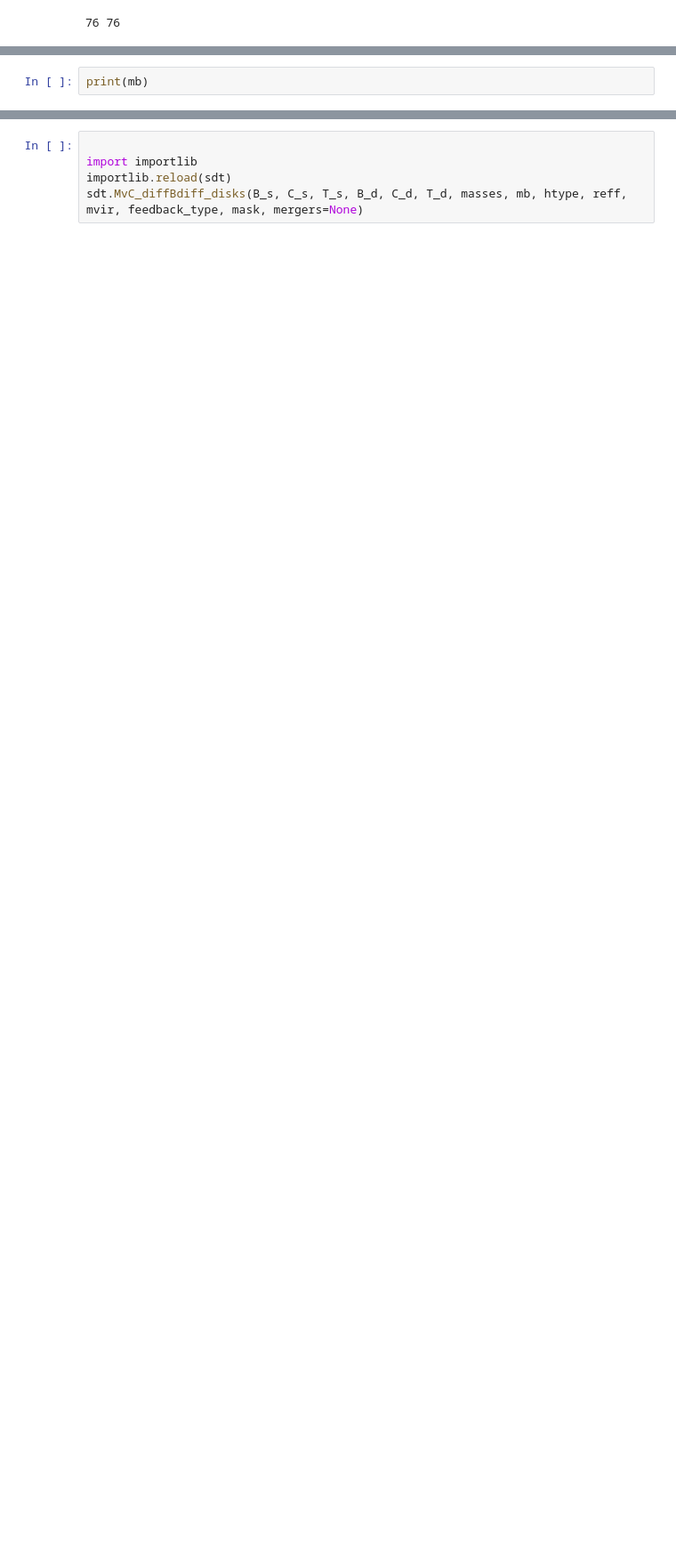
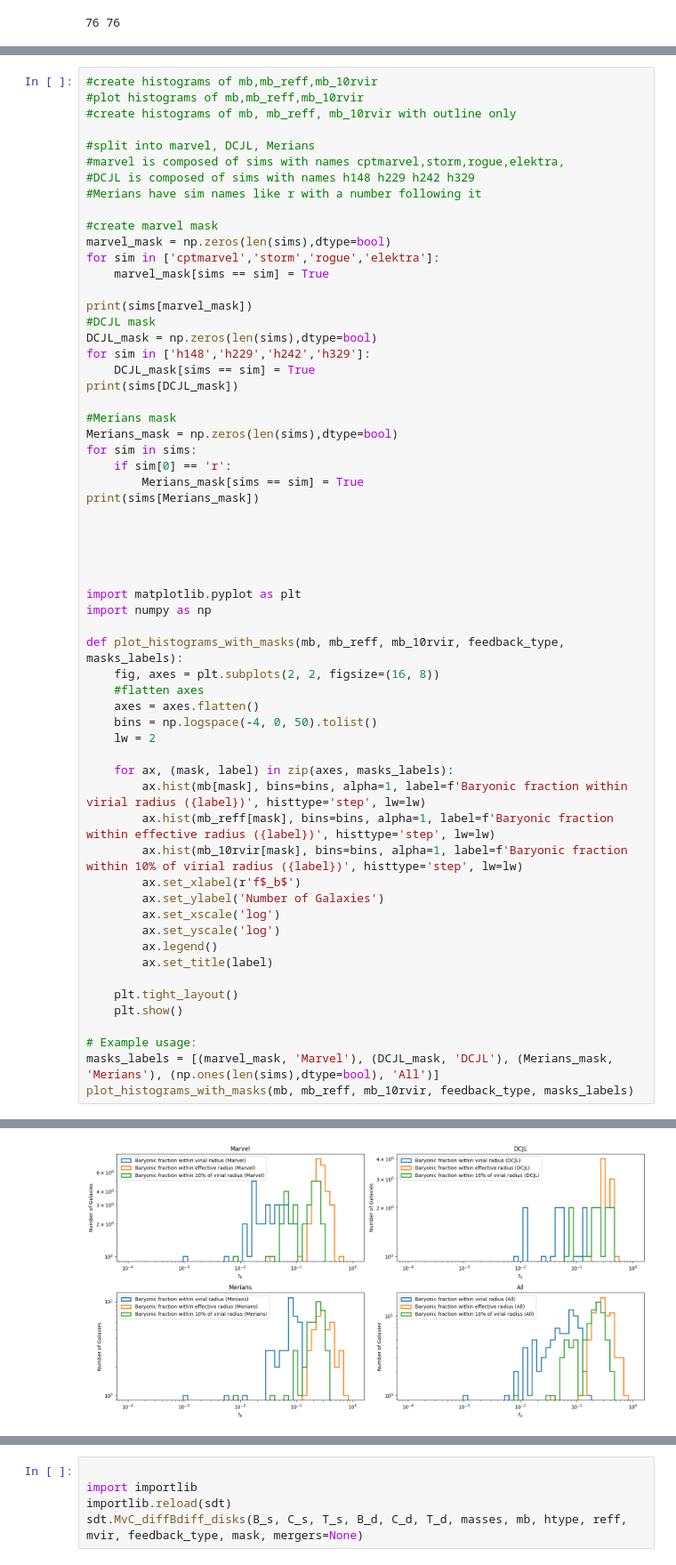
Before and after one commit to Bvogel4/MorphologyMeasurements, a Jupyter notebook: Code/IntrinsicShapes/StellarDMTracing.ipynb, the cells around one changed output, grey strips where cells are left out. Shown at 89% size. Cells and saved outputs as stored; diff of their text form; blank space fills up the shorter version.

```diff
--- a/Code/IntrinsicShapes/StellarDMTracing.ipynb
+++ b/Code/IntrinsicShapes/StellarDMTracing.ipynb
@@ -163,3 +163,61 @@ stellar b/a and c/a unusually low in sim cptmarvel halo 10
 # %%
-print(mb)
+#create histograms of mb,mb_reff,mb_10rvir
+#plot histograms of mb,mb_reff,mb_10rvir
+#create histograms of mb, mb_reff, mb_10rvir with outline only
+
+#split into marvel, DCJL, Merians
+#marvel is composed of sims with names cptmarvel,storm,rogue,elektra,
+#DCJL is composed of sims with names h148 h229 h242 h329
+#Merians have sim names like r with a number following it
+
+#create marvel mask
+marvel_mask = np.zeros(len(sims),dtype=bool)
+for sim in ['cptmarvel','storm','rogue','elektra']:
+    marvel_mask[sims == sim] = True
+
+print(sims[marvel_mask])
+#DCJL mask
+DCJL_mask = np.zeros(len(sims),dtype=bool)
+for sim in ['h148','h229','h242','h329']:
+    DCJL_mask[sims == sim] = True
+print(sims[DCJL_mask])
+
+#Merians mask
+Merians_mask = np.zeros(len(sims),dtype=bool)
+for sim in sims:
+    if sim[0] == 'r':
+        Merians_mask[sims == sim] = True
+print(sims[Merians_mask])
+
+
+
+
+
+import matplotlib.pyplot as plt
+import numpy as np
+
+def plot_histograms_with_masks(mb, mb_reff, mb_10rvir, feedback_type, masks_labels):
+    fig, axes = plt.subplots(2, 2, figsize=(16, 8))
+    #flatten axes
+    axes = axes.flatten()
+    bins = np.logspace(-4, 0, 50).tolist()
+    lw = 2
+
+    for ax, (mask, label) in zip(axes, masks_labels):
+        ax.hist(mb[mask], bins=bins, alpha=1, label=f'Baryonic fraction within virial radius ({label})', histtype='step', lw=lw)
+        ax.hist(mb_reff[mask], bins=bins, alpha=1, label=f'Baryonic fraction within effective radius ({label})', histtype='step', lw=lw)
+        ax.hist(mb_10rvir[mask], bins=bins, alpha=1, label=f'Baryonic fraction within 10% of virial radius ({label})', histtype='step', lw=lw)
+        ax.set_xlabel(r'f$_b$')
+        ax.set_ylabel('Number of Galaxies')
+        ax.set_xscale('log')
+        ax.set_yscale('log')
+        ax.legend()
+        ax.set_title(label)
+
+    plt.tight_layout()
+    plt.show()
+
+# Example usage:
+masks_labels = [(marvel_mask, 'Marvel'), (DCJL_mask, 'DCJL'), (Merians_mask, 'Merians'), (np.ones(len(sims),dtype=bool), 'All')]
+plot_histograms_with_masks(mb, mb_reff, mb_10rvir, feedback_type, masks_labels)
 # %% [output]
@@ -177,0 +236 @@ print(mb)
+[figure, added]
```
Also changed, not shown: parts of 20 cells of this notebook, 12 other files.
